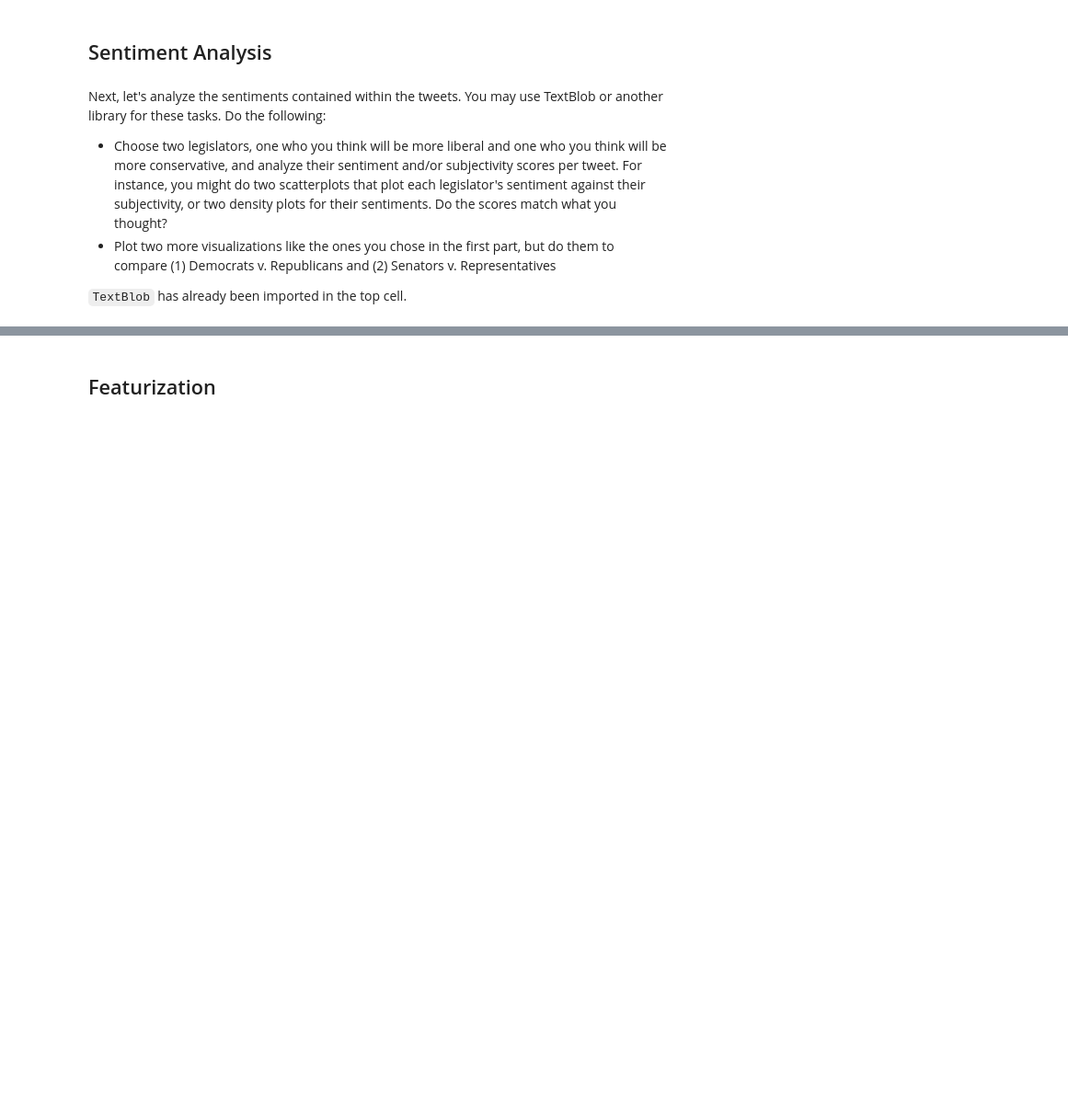
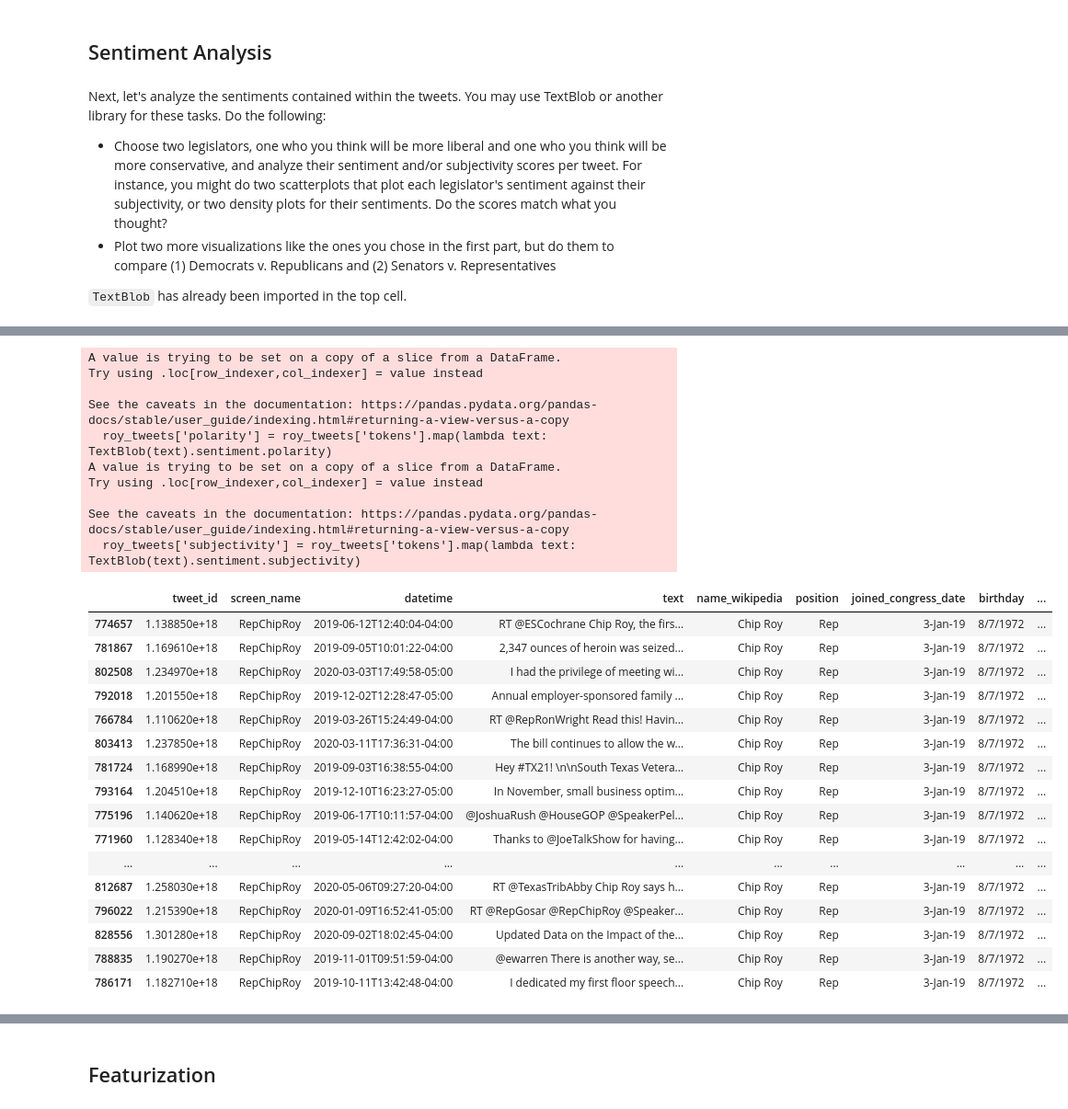
Before and after one commit to paulbsalamanca/CSS-Project-5-Team-6-Spring-2021, a Jupyter notebook: Project 5 Student.ipynb, the cells around one changed output, grey strips where cells are left out. Shown: that part at 92% size. Cells and saved outputs as stored; diff of their text form; code cells hidden in the pictures; blank space fills up the shorter version.

Commit message:
fixed sentiment and sentiment logit

```diff
--- a/Project 5 Student.ipynb
+++ b/Project 5 Student.ipynb
@@ -269,10 +417,39 @@ congress_tweets
 # %%
 #Conservative rep - Chip Roy
 #congress_tweets.loc[congress_tweets['name_wikipedia'] == 'Chip Roy'] -- ok so this doesn't matter I get the same number of tweets (19) with .loc as I do with the code below
+congress_tweets['tokens'] = congress_tweets['tokens'].map(lambda text: ' '.join(text))
 roy_tweets = congress_tweets[congress_tweets.name_wikipedia == 'Chip Roy']
 roy_tweets['polarity'] = roy_tweets['tokens'].map(lambda text: TextBlob(text).sentiment.polarity)
 roy_tweets['subjectivity'] = roy_tweets['tokens'].map(lambda text: TextBlob(text).sentiment.subjectivity)
 roy_tweets
+# %% [output]
+A value is trying to be set on a copy of a slice from a DataFrame.
+Try using .loc[row_indexer,col_indexer] = value instead
+
+See the caveats in the documentation: https://pandas.pydata.org/pandas-docs/stable/user_guide/indexing.html#returning-a-view-versus-a-copy
+  roy_tweets['polarity'] = roy_tweets['tokens'].map(lambda text: TextBlob(text).sentiment.polarity)
+A value is trying to be set on a copy of a slice from a DataFrame.
+Try using .loc[row_indexer,col_indexer] = value instead
+
+See the caveats in the documentation: https://pandas.pydata.org/pandas-docs/stable/user_guide/indexing.html#returning-a-view-versus-a-copy
+  roy_tweets['subjectivity'] = roy_tweets['tokens'].map(lambda text: TextBlob(text).sentiment.subjectivity)
+|  | tweet_id | screen_name | datetime | text | name_wikipedia | position | joined_congress_date | birthday | ... |
+| 774657 | 1.138850e+18 | RepChipRoy | 2019-06-12T12:40:04-04:00 | RT @ESCochrane Chip Roy, the firs... | Chip Roy | Rep | 3-Jan-19 | 8/7/1972 | ... |
+| 781867 | 1.169610e+18 | RepChipRoy | 2019-09-05T10:01:22-04:00 | 2,347 ounces of heroin was seized... | Chip Roy | Rep | 3-Jan-19 | 8/7/1972 | ... |
+| 802508 | 1.234970e+18 | RepChipRoy | 2020-03-03T17:49:58-05:00 | I had the privilege of meeting wi... | Chip Roy | Rep | 3-Jan-19 | 8/7/1972 | ... |
+| 792018 | 1.201550e+18 | RepChipRoy | 2019-12-02T12:28:47-05:00 | Annual employer-sponsored family ... | Chip Roy | Rep | 3-Jan-19 | 8/7/1972 | ... |
+| 766784 | 1.110620e+18 | RepChipRoy | 2019-03-26T15:24:49-04:00 | RT @RepRonWright Read this! Havin... | Chip Roy | Rep | 3-Jan-19 | 8/7/1972 | ... |
+| 803413 | 1.237850e+18 | RepChipRoy | 2020-03-11T17:36:31-04:00 | The bill continues to allow the w... | Chip Roy | Rep | 3-Jan-19 | 8/7/1972 | ... |
+| 781724 | 1.168990e+18 | RepChipRoy | 2019-09-03T16:38:55-04:00 | Hey #TX21! \n\nSouth Texas Vetera... | Chip Roy | Rep | 3-Jan-19 | 8/7/1972 | ... |
+| 793164 | 1.204510e+18 | RepChipRoy | 2019-12-10T16:23:27-05:00 | In November, small business optim... | Chip Roy | Rep | 3-Jan-19 | 8/7/1972 | ... |
+| 775196 | 1.140620e+18 | RepChipRoy | 2019-06-17T10:11:57-04:00 | @JoshuaRush @HouseGOP @SpeakerPel... | Chip Roy | Rep | 3-Jan-19 | 8/7/1972 | ... |
+| 771960 | 1.128340e+18 | RepChipRoy | 2019-05-14T12:42:02-04:00 | Thanks to @JoeTalkShow for having... | Chip Roy | Rep | 3-Jan-19 | 8/7/1972 | ... |
+| ... | ... | ... | ... | ... | ... | ... | ... | ... | ... |
+| 812687 | 1.258030e+18 | RepChipRoy | 2020-05-06T09:27:20-04:00 | RT @TexasTribAbby Chip Roy says h... | Chip Roy | Rep | 3-Jan-19 | 8/7/1972 | ... |
+| 796022 | 1.215390e+18 | RepChipRoy | 2020-01-09T16:52:41-05:00 | RT @RepGosar @RepChipRoy @Speaker... | Chip Roy | Rep | 3-Jan-19 | 8/7/1972 | ... |
+| 828556 | 1.301280e+18 | RepChipRoy | 2020-09-02T18:02:45-04:00 | Updated Data on the Impact of the... | Chip Roy | Rep | 3-Jan-19 | 8/7/1972 | ... |
+| 788835 | 1.190270e+18 | RepChipRoy | 2019-11-01T09:51:59-04:00 | @ewarren There is another way, se... | Chip Roy | Rep | 3-Jan-19 | 8/7/1972 | ... |
+| 786171 | 1.182710e+18 | RepChipRoy | 2019-10-11T13:42:48-04:00 | I dedicated my first floor speech... | Chip Roy | Rep | 3-Jan-19 | 8/7/1972 | ... |
 # %%
 #Liberal rep - Ted Lieu
 lieu_tweets = congress_tweets[congress_tweets.name_wikipedia == 'Ted Lieu']
```
Also changed, not shown: parts of 30 cells of this notebook.
